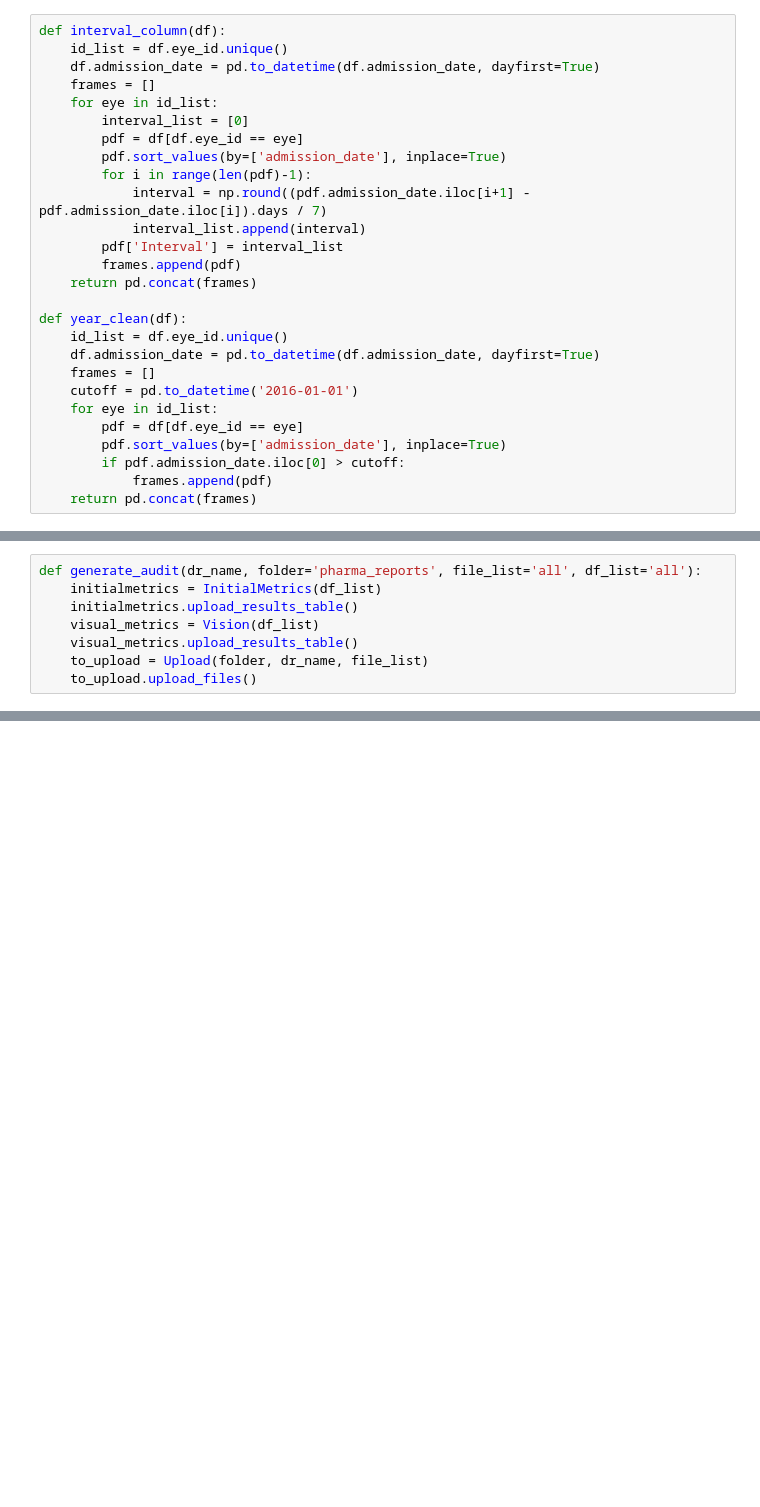
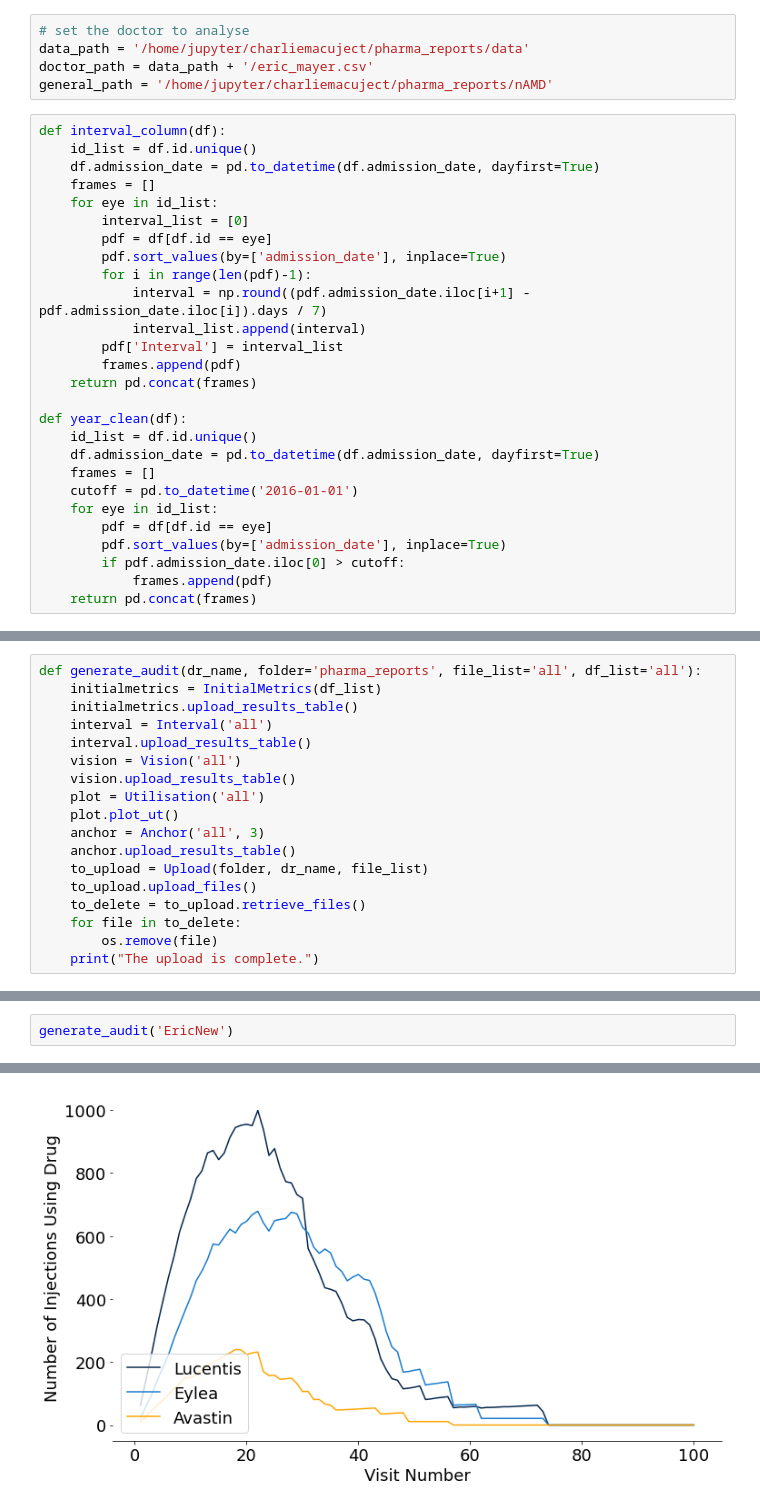
Before and after one commit to charlieoneill23/charliemacuject, a Jupyter notebook: pharma_reports/nAMD/DoctorAudit.ipynb, the cells around one changed output, grey strips where cells are left out. Drawn from its saved outputs; the diff is of its cells as text; blank space fills up the shorter version.

```diff
--- a/pharma_reports/nAMD/DoctorAudit.ipynb
+++ b/pharma_reports/nAMD/DoctorAudit.ipynb
@@ -21,12 +24,17 @@ Enter verification code:  4/1AX4XfWhTC_FfJUn-YMaXPxbcNhBPTnmSMH7wwVechBVQH0SdfEk
 Authentication successful.
+# %%
+# set the doctor to analyse
+data_path = '/home/jupyter/charliemacuject/pharma_reports/data'
+doctor_path = data_path + '/eric_mayer.csv'
+general_path = '/home/jupyter/charliemacuject/pharma_reports/nAMD'
 # %%
 def interval_column(df):
-    id_list = df.eye_id.unique()
+    id_list = df.id.unique()
     df.admission_date = pd.to_datetime(df.admission_date, dayfirst=True)
     frames = []
     for eye in id_list:
         interval_list = [0]
-        pdf = df[df.eye_id == eye]
+        pdf = df[df.id == eye]
         pdf.sort_values(by=['admission_date'], inplace=True)
         for i in range(len(pdf)-1):
             interval = np.round((pdf.admission_date.iloc[i+1] - pdf.admission_date.iloc[i]).days / 7)
@@ -36,12 +44,12 @@ def interval_column(df):
     return pd.concat(frames)
 
 def year_clean(df):
-    id_list = df.eye_id.unique()
+    id_list = df.id.unique()
     df.admission_date = pd.to_datetime(df.admission_date, dayfirst=True)
     frames = []
     cutoff = pd.to_datetime('2016-01-01')
     for eye in id_list:
-        pdf = df[df.eye_id == eye]
+        pdf = df[df.id == eye]
         pdf.sort_values(by=['admission_date'], inplace=True)
         if pdf.admission_date.iloc[0] > cutoff:
             frames.append(pdf)
@@ -655,7 +1116,17 @@ class Upload:
 def generate_audit(dr_name, folder='pharma_reports', file_list='all', df_list='all'):
     initialmetrics = InitialMetrics(df_list)
     initialmetrics.upload_results_table()
-    visual_metrics = Vision(df_list)
-    visual_metrics.upload_results_table()
+    interval = Interval('all')
+    interval.upload_results_table()
+    vision = Vision('all')
+    vision.upload_results_table()
+    plot = Utilisation('all')
+    plot.plot_ut()
+    anchor = Anchor('all', 3)
+    anchor.upload_results_table()
     to_upload = Upload(folder, dr_name, file_list)
     to_upload.upload_files()
+    to_delete = to_upload.retrieve_files()
+    for file in to_delete:
+        os.remove(file)
+    print("The upload is complete.")
@@ -688,0 +1133,3 @@ np.mean(lst) - a[0]
+# %%
+generate_audit('EricNew')
+# %% [output]
@@ -688,0 +1137 @@ np.mean(lst) - a[0]
+[figure, added]
```
Also changed, not shown: parts of 18 cells of this notebook, 11 other files.
